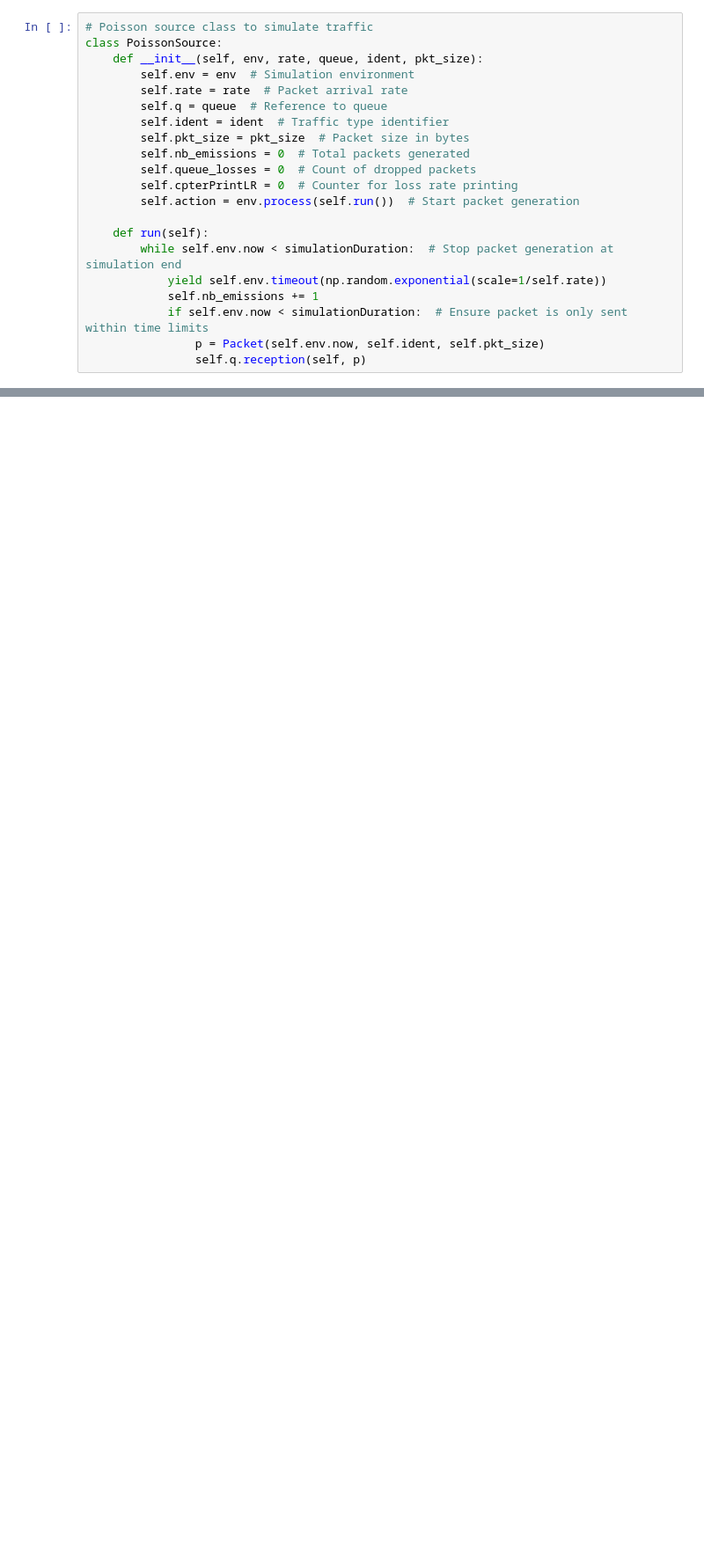
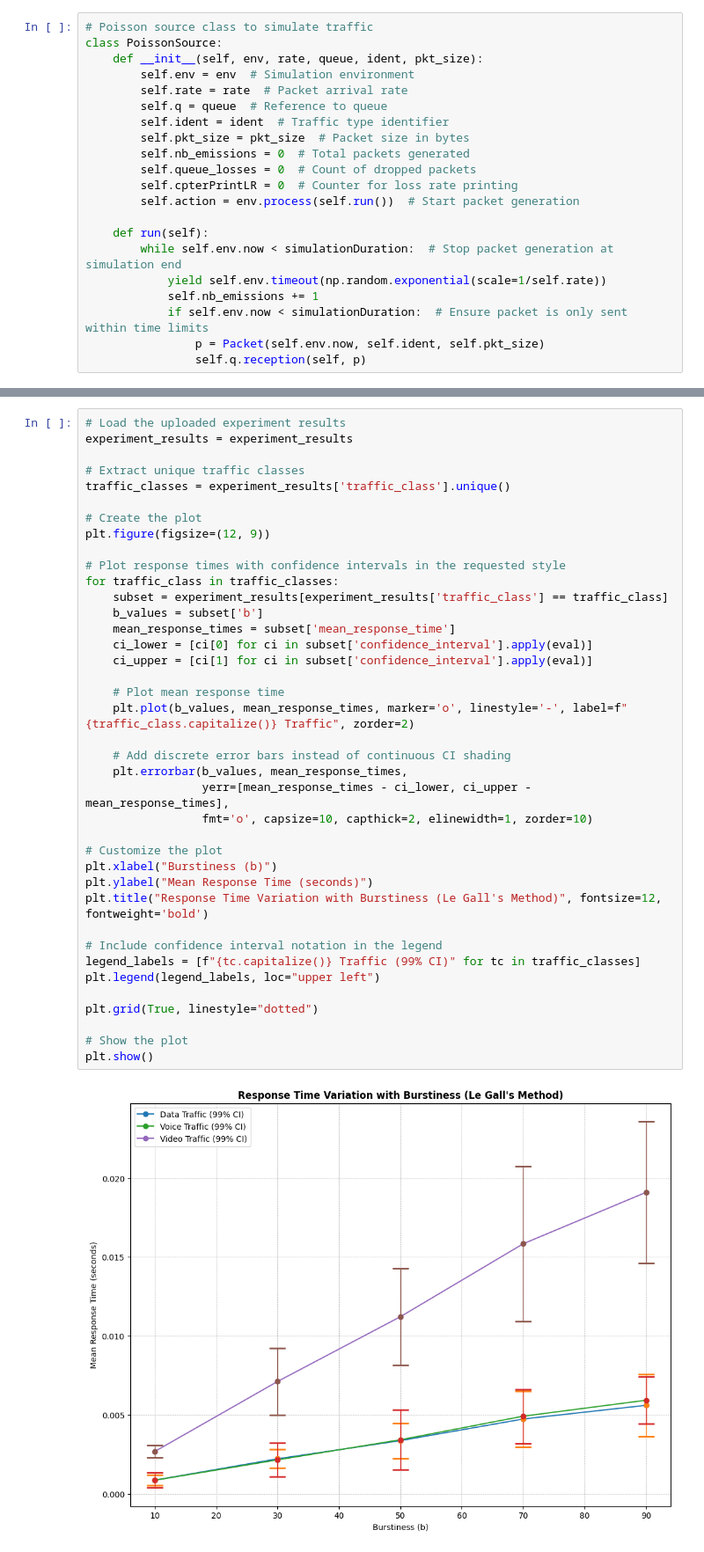
Before and after one commit to felipemcorlando/SimulationAndMetrology, a Jupyter notebook: simProject2.ipynb, the cells around one changed output, grey strips where cells are left out. Shown at 88% size. Saved outputs shown, nothing was run; the diff lists cells and outputs as text; blank space fills up the shorter version.

```diff
--- a/simProject2.ipynb
+++ b/simProject2.ipynb
@@ -251,3 +320,44 @@ plt.show()
+# %%
+# Load the uploaded experiment results
+experiment_results = experiment_results
+
+# Extract unique traffic classes
+traffic_classes = experiment_results['traffic_class'].unique()
+
+# Create the plot
+plt.figure(figsize=(12, 9))
+
+# Plot response times with confidence intervals in the requested style
+for traffic_class in traffic_classes:
+    subset = experiment_results[experiment_results['traffic_class'] == traffic_class]
+    b_values = subset['b']
+    mean_response_times = subset['mean_response_time']
+    ci_lower = [ci[0] for ci in subset['confidence_interval'].apply(eval)]
+    ci_upper = [ci[1] for ci in subset['confidence_interval'].apply(eval)]
+
+    # Plot mean response time
+    plt.plot(b_values, mean_response_times, marker='o', linestyle='-', label=f"{traffic_class.capitalize()} Traffic", zorder=2)
+
+    # Add discrete error bars instead of continuous CI shading
+    plt.errorbar(b_values, mean_response_times,
+                 yerr=[mean_response_times - ci_lower, ci_upper - mean_response_times],
+                 fmt='o', capsize=10, capthick=2, elinewidth=1, zorder=10)
+
+# Customize the plot
+plt.xlabel("Burstiness (b)")
+plt.ylabel("Mean Response Time (seconds)")
+plt.title("Response Time Variation with Burstiness (Le Gall's Method)", fontsize=12, fontweight='bold')
+
+# Include confidence interval notation in the legend
+legend_labels = [f"{tc.capitalize()} Traffic (99% CI)" for tc in traffic_classes]
+plt.legend(legend_labels, loc="upper left")
+
+plt.grid(True, linestyle="dotted")
+
+# Show the plot
+plt.show()
+# %% [output]
+[figure, added]
 # %%
 print(df_lossRates.head())
 print(df_responseTimes.head())
```
Also changed, not shown: parts of 9 cells of this notebook, 1 other file.
